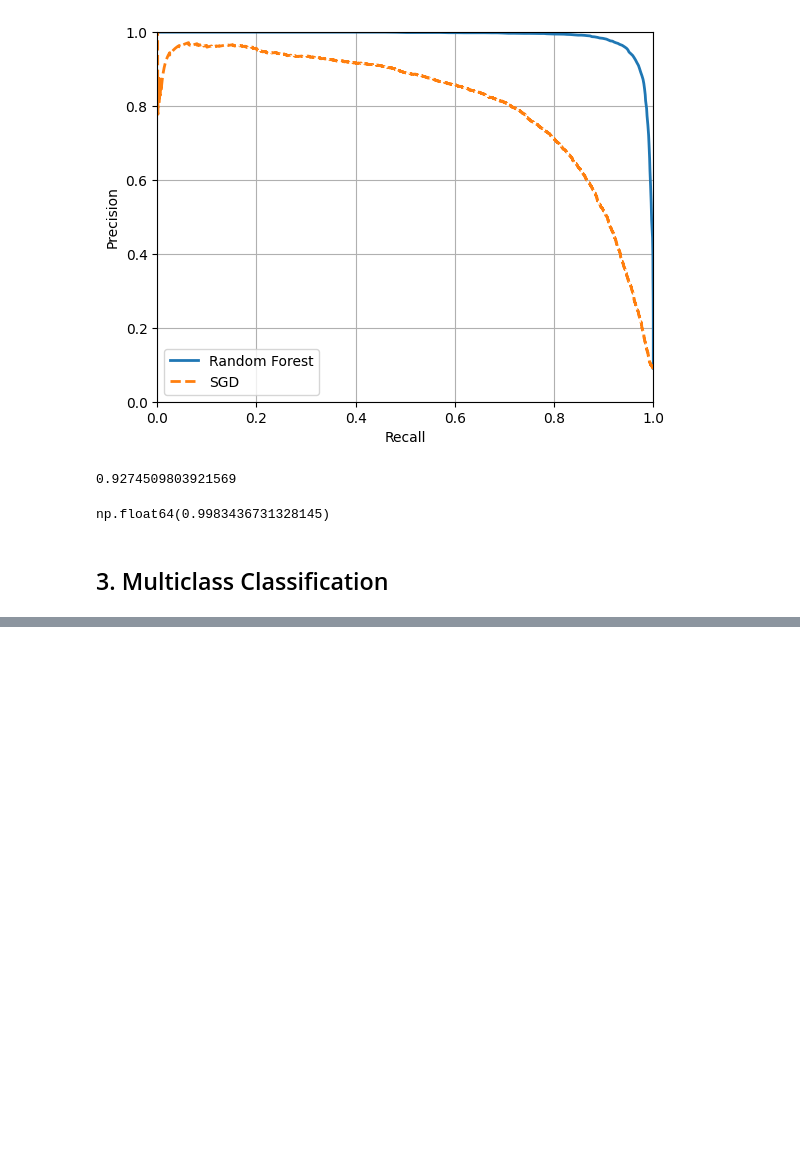
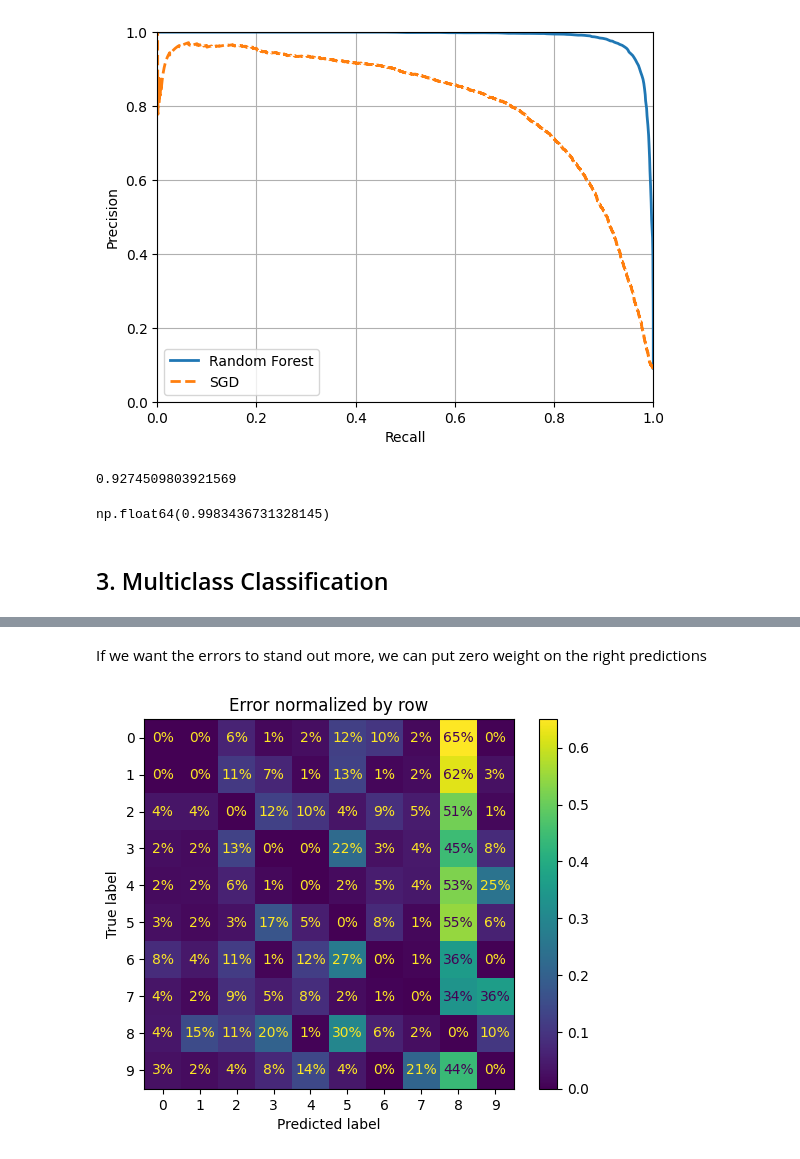
Before and after one commit to CarlossssMora/hands-on-ml-notes, a Jupyter notebook: capitulo_3/classification.ipynb, the cells around one changed output, grey strips where cells are left out. Saved outputs shown, nothing was run; the diff lists cells and outputs as text; code cells hidden in the pictures; blank space fills up the shorter version.

```diff
--- a/capitulo_3/classification.ipynb
+++ b/capitulo_3/classification.ipynb
@@ -363,0 +482,15 @@ np.float64(0.9983436731328145)
+# %% [markdown]
+If we want the errors to stand out more, we can put zero weight on the right predictions
+# %%
+sample_weight = (y_train_pred != y_train)
+ConfusionMatrixDisplay.from_predictions(
+    y_train,
+    y_train_pred,
+    sample_weight=sample_weight,
+    normalize='true',
+    values_format='.0%'
+)
+plt.title("Error normalized by row")
+plt.show()
+# %% [output]
+[figure, added]
```
Also changed, not shown: parts of 37 cells of this notebook.
